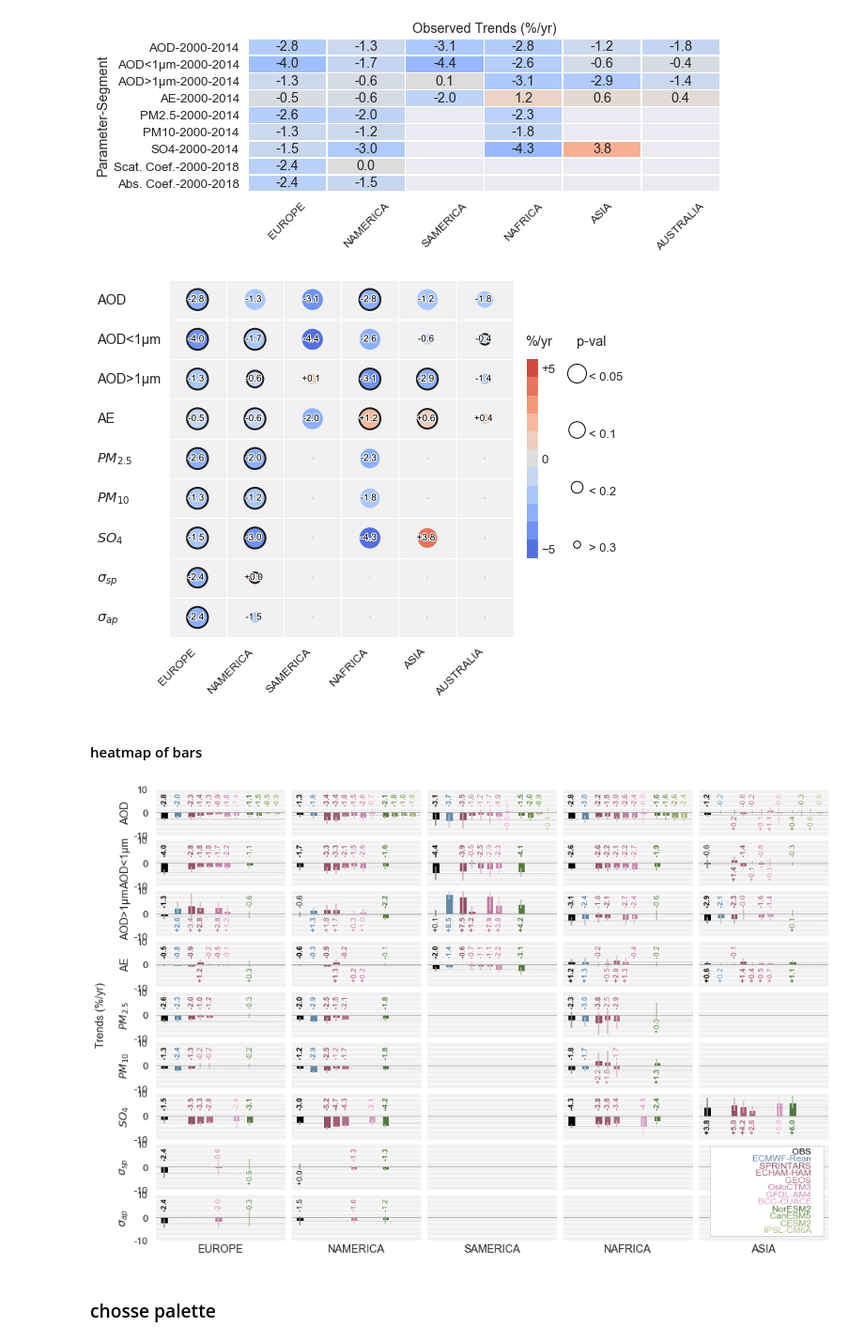
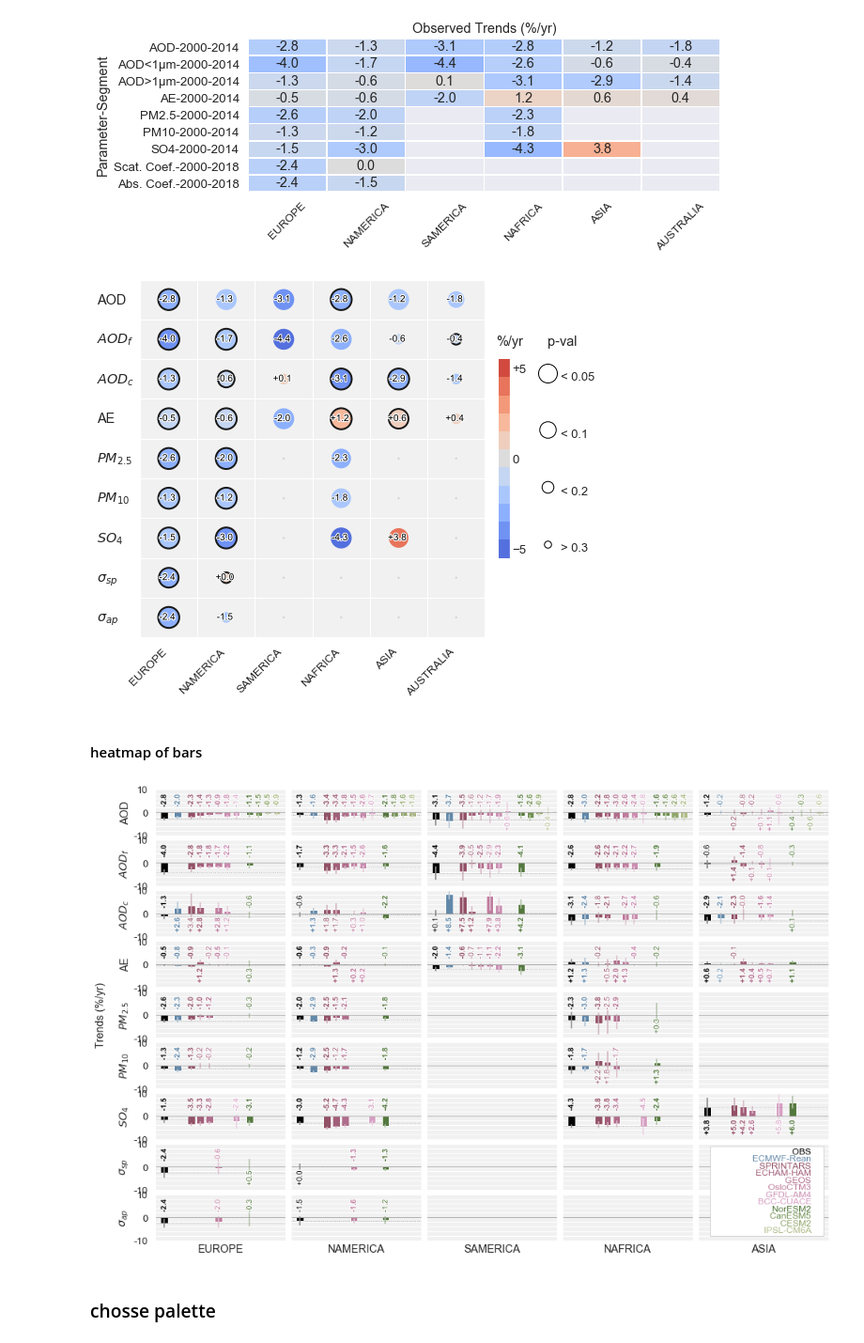
Before and after one commit to AugustinMortier/aerosol_trends, a Jupyter notebook: scripts/heatmap.ipynb, the cells around one changed output. Shown at 94% size. Saved outputs shown, nothing was run; the diff lists cells and outputs as text; code cells hidden in the pictures.

```diff
--- a/scripts/heatmap.ipynb
+++ b/scripts/heatmap.ipynb
@@ -538,7 +538,7 @@ def heatmap(x, y, **kwargs):
         else:
             x_ylabels = -3
         if 'group_segments' in kwargs:
-            x_ylabels = -1.75
+            x_ylabels = -1.25
 
         for i, h in enumerate(heights):
             props = dict(facecolor='white', alpha=0.5, clip_box=[[-2, ytxts[i]],[0, ytxts[i]-heights[i]]])
@@ -552,6 +552,10 @@ def heatmap(x, y, **kwargs):
                variables[i]='$PM_{10}$'
             if variables[i]=='PM2.5':
                variables[i]='$PM_{2.5}$'
+            if variables[i]=='AOD<1µm':
+               variables[i]='$AOD_{f}$'
+            if variables[i]=='AOD>1µm':
+               variables[i]='$AOD_{c}$'
 
 
             ax.text(x_ylabels,ytxts[i] - heights[i]/2 +0.4,variables[i],weight="normal", bbox=props)
@@ -1050,7 +1066,7 @@ fig = plt.gcf()
 fig.set_size_inches(8, 7)
 plt.savefig('figs/heatmaps/OBS.png', dpi=300, bbox_inches='tight')
 # %% [output]
-[figure, old version]
+[figure, new version]
 # %% [markdown]
 #### heatmap of bars
 # %%
@@ -1168,6 +1184,10 @@ for il, parameter in enumerate(parameters):
                 labp = '$\sigma_{sp}$'
             if labp=='Abs. Coef.':
                 labp = '$\sigma_{ap}$'
+            if labp=='AOD<1µm':
+                labp = '$AOD_{f}$'
+            if labp=='AOD>1µm':
+                labp = '$AOD_{c}$'
 
             ax.set_ylabel(labp, fontweight='normal')
         if il==len(parameters)-1:
@@ -1187,34 +1207,34 @@ dy = 0.012
 sources = ['OBS']
 sources.extend(all_mods)
 ly0 = 0.6
 grp = ''
 for i, source in enumerate(sources):
     if source!='OBS':
         txt = get_all_mods()[source]['name']
     else:
         txt = 'OBS'
     plt.gcf().text(x0,y0-i*dy,'{:>20}'.format(txt),color=get_color2_mod(source),fontsize=12, ha='right', zorder=100, transform=fig.transFigure, figure=fig)
 
 #draw filled rectangle below that
 import matplotlib.patches as patches
 width, height = 0.13, 0.15
 fig.patches.extend([plt.Rectangle((1-width-0.106,0.1320),width,height,
                                   fill=True, ec='lightgray', fc='white', alpha=1, zorder=99,
                                   transform=fig.transFigure, figure=fig)])
 
 
 #set ylabel for the plot
 plt.ylabel('Trends (%/yr)',labelpad=65,fontweight='normal')
 
 fx = 1.0
 fig.set_size_inches(16*fx,16*fx)
 fig = plt.gcf()
 plt.savefig('figs/heatmaps/BARS.png', dpi=300, bbox_inches='tight')
 
 fig.set_size_inches(16*fx,11*fx)
 plt.savefig('figs/heatmaps/BARS-16x9.png', dpi=300, bbox_inches='tight')
 # %% [output]
-[figure, old version]
+[figure, new version]
 # %% [markdown]
 ### chosse palette
 # %%
```
Also changed, not shown: parts of 3 cells of this notebook, 10 other files.
